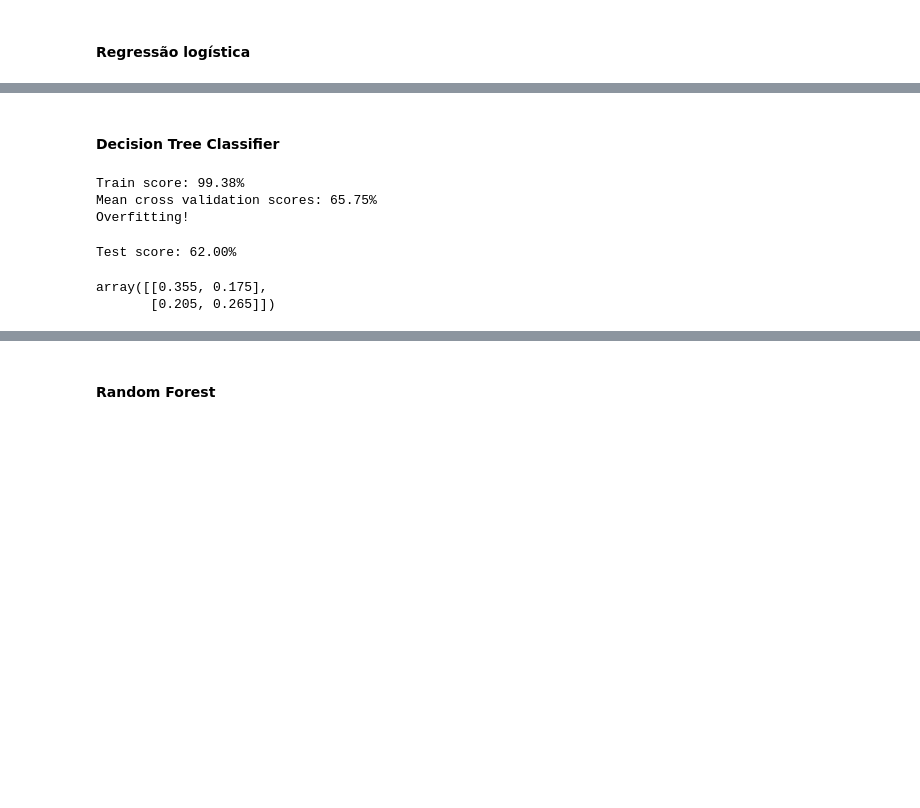
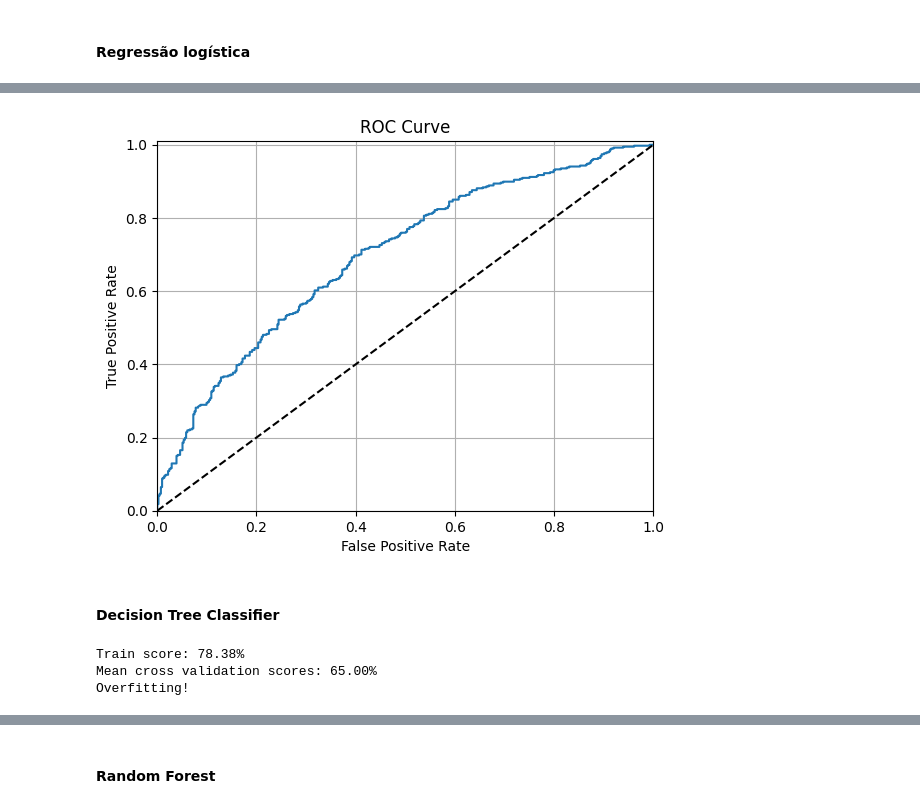
Before and after one commit to estaciolima/bikebuyers, a Jupyter notebook: EDA.ipynb, the cells around one changed output, grey strips where cells are left out. Cells and saved outputs as stored; diff of their text form; code cells hidden in the pictures; blank space fills up the shorter version.

```diff
--- a/EDA.ipynb
+++ b/EDA.ipynb
@@ -273,5 +273,16 @@ full_pipeline = ColumnTransformer([
     remainder='passthrough')
 # %% [markdown]
 #### Regressão logística
+# %%
+def plot_roc_curve(fpr, tpr):
+    fig, ax = plt.subplots()
+    ax.plot(fpr, tpr)
+    ax.plot([0,1], [0,1], 'k--')
+    ax.set_xlim([0, 1])
+    ax.set_ylim([0,1.01])
+    ax.set_ylabel('True Positive Rate')
+    ax.set_xlabel('False Positive Rate')
+    ax.set_title('ROC Curve')
+    ax.grid()
 # %%
 from sklearn.linear_model import LogisticRegression
@@ -305,22 +329,20 @@ array([[0.32 , 0.21 ],
+# %%
+fpr, tpr, thresholds = roc_curve(y_train, y_pred_scores, pos_label='Yes')
+
+plot_roc_curve(fpr, tpr)
+# %% [output]
+[figure, added]
 # %% [markdown]
 #### Decision Tree Classifier
 # %%
 from sklearn.tree import DecisionTreeClassifier
 # %%
-decision_tree = DecisionTreeClassifier(random_state=42).fit(X_train, y_train)
+decision_tree = DecisionTreeClassifier(random_state=42, min_samples_leaf=8).fit(X_train, y_train)
 decision_tree_score = decision_tree.score(X_train, y_train)
 print('Train score: {:.2%}'.format(decision_tree_score))
 print('Mean cross validation scores: {:.2%}'.format(cross_val_score(decision_tree, X_train, y_train, cv=5).mean()))
 print('Overfitting!')
 # %% [output]
-Train score: 99.38%
-Mean cross validation scores: 65.75%
+Train score: 78.38%
+Mean cross validation scores: 65.00%
 Overfitting!
-# %%
-y_pred = decision_tree.predict(X_test)
-print('Test score: {:.2%}'.format(decision_tree.score(X_test, y_test)))
-confusion_matrix(y_test, y_pred, normalize='all', labels=decision_tree.classes_)
-# %% [output]
-Test score: 62.00%
-array([[0.355, 0.175],
-       [0.205, 0.265]])
```
Also changed, not shown: parts of 21 cells of this notebook, 1 other file.
